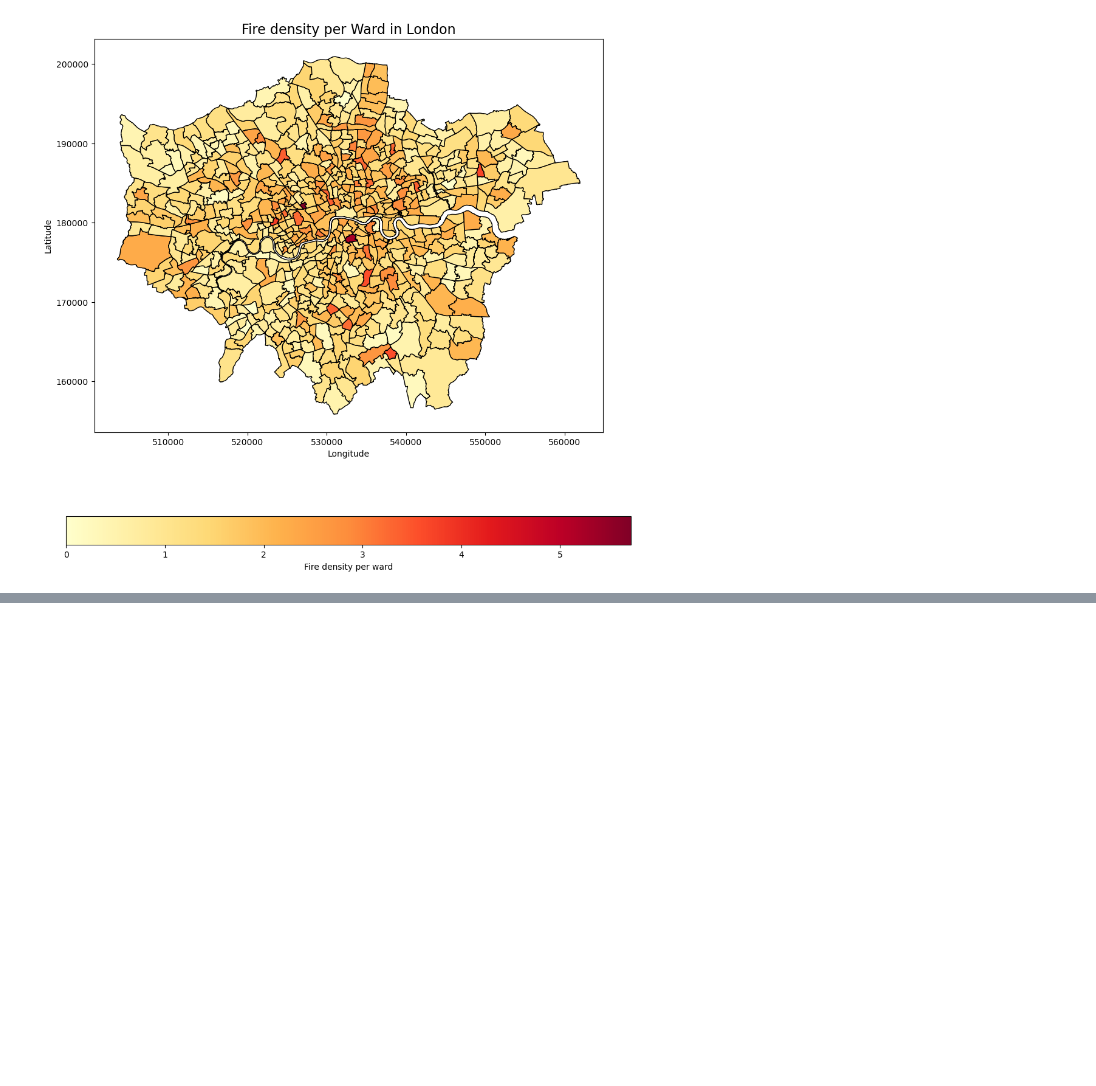
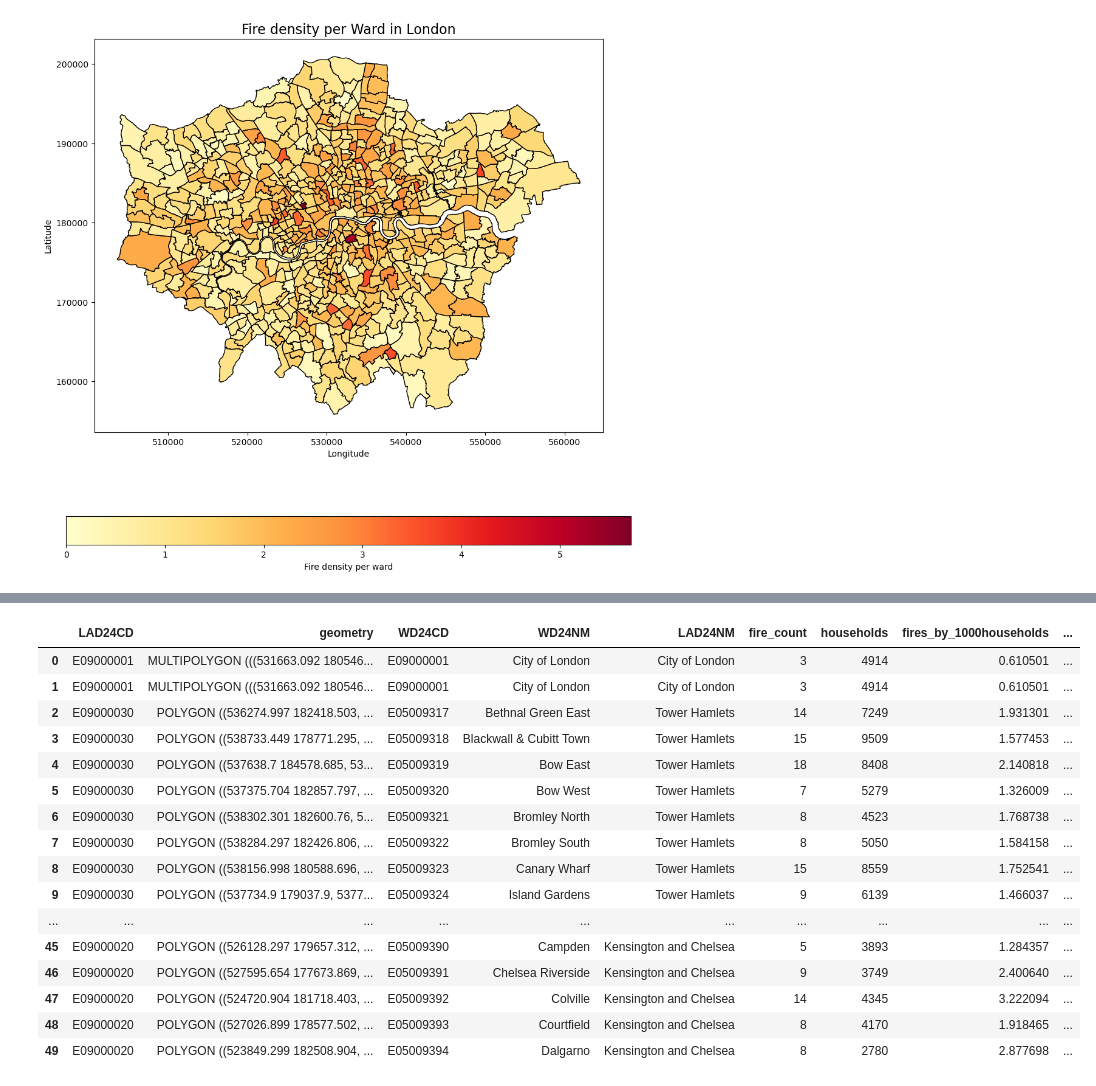
Before and after one commit to fiorellaguillen/CASA007-FINAL-ASSESSMENT, a Jupyter notebook: final_assignment.ipynb, the cells around one changed output, grey strips where cells are left out. Cells and saved outputs as stored; diff of their text form; code cells hidden in the pictures; blank space fills up the shorter version.

```diff
--- a/final_assignment.ipynb
+++ b/final_assignment.ipynb
@@ -256,0 +346,3 @@ plt.show()
+# %%
+london_wards['deprived']=london_wards[['1d_deprivation','2d_deprivation','3d_deprivation','4d_deprivation']].sum(axis=1)
+london_wards.head()
@@ -256,0 +356,3 @@ plt.show()
+# %%
+ward_profile = pd.read_csv("ward-profiles-excel-version.csv", encoding='ISO-8859-1')
+ward_profile.head()
@@ -256,0 +367,3 @@ plt.show()
+# %%
+median_income=ward_profile[['New code','Median Household income estimate (2012/13)']]
+median_income.head()
@@ -256,0 +377,22 @@ plt.show()
+# %%
+london_wards=london_wards.merge(median_income, left_on='WD24CD', right_on='New code', how='left')
+# %%
+london_wards.head(50)
+# %% [output]
+|  | LAD24CD | geometry | WD24CD | WD24NM | LAD24NM | fire_count | households | fires_by_1000households | ... |
+| 0 | E09000001 | MULTIPOLYGON (((531663.092 180546... | E09000001 | City of London | City of London | 3 | 4914 | 0.610501 | ... |
+| 1 | E09000001 | MULTIPOLYGON (((531663.092 180546... | E09000001 | City of London | City of London | 3 | 4914 | 0.610501 | ... |
+| 2 | E09000030 | POLYGON ((536274.997 182418.503, ... | E05009317 | Bethnal Green East | Tower Hamlets | 14 | 7249 | 1.931301 | ... |
+| 3 | E09000030 | POLYGON ((538733.449 178771.295, ... | E05009318 | Blackwall & Cubitt Town | Tower Hamlets | 15 | 9509 | 1.577453 | ... |
+| 4 | E09000030 | POLYGON ((537638.7 184578.685, 53... | E05009319 | Bow East | Tower Hamlets | 18 | 8408 | 2.140818 | ... |
+| 5 | E09000030 | POLYGON ((537375.704 182857.797, ... | E05009320 | Bow West | Tower Hamlets | 7 | 5279 | 1.326009 | ... |
+| 6 | E09000030 | POLYGON ((538302.301 182600.76, 5... | E05009321 | Bromley North | Tower Hamlets | 8 | 4523 | 1.768738 | ... |
+| 7 | E09000030 | POLYGON ((538284.297 182426.806, ... | E05009322 | Bromley South | Tower Hamlets | 8 | 5050 | 1.584158 | ... |
+| 8 | E09000030 | POLYGON ((538156.998 180588.696, ... | E05009323 | Canary Wharf | Tower Hamlets | 15 | 8559 | 1.752541 | ... |
+| 9 | E09000030 | POLYGON ((537734.9 179037.9, 5377... | E05009324 | Island Gardens | Tower Hamlets | 9 | 6139 | 1.466037 | ... |
+| ... | ... | ... | ... | ... | ... | ... | ... | ... | ... |
+| 45 | E09000020 | POLYGON ((526128.297 179657.312, ... | E05009390 | Campden | Kensington and Chelsea | 5 | 3893 | 1.284357 | ... |
+| 46 | E09000020 | POLYGON ((527595.654 177673.869, ... | E05009391 | Chelsea Riverside | Kensington and Chelsea | 9 | 3749 | 2.400640 | ... |
+| 47 | E09000020 | POLYGON ((524720.904 181718.403, ... | E05009392 | Colville | Kensington and Chelsea | 14 | 4345 | 3.222094 | ... |
+| 48 | E09000020 | POLYGON ((527026.899 178577.502, ... | E05009393 | Courtfield | Kensington and Chelsea | 8 | 4170 | 1.918465 | ... |
+| 49 | E09000020 | POLYGON ((523849.299 182508.904, ... | E05009394 | Dalgarno | Kensington and Chelsea | 8 | 2780 | 2.877698 | ... |
```
Also changed, not shown: parts of 17 cells of this notebook.
